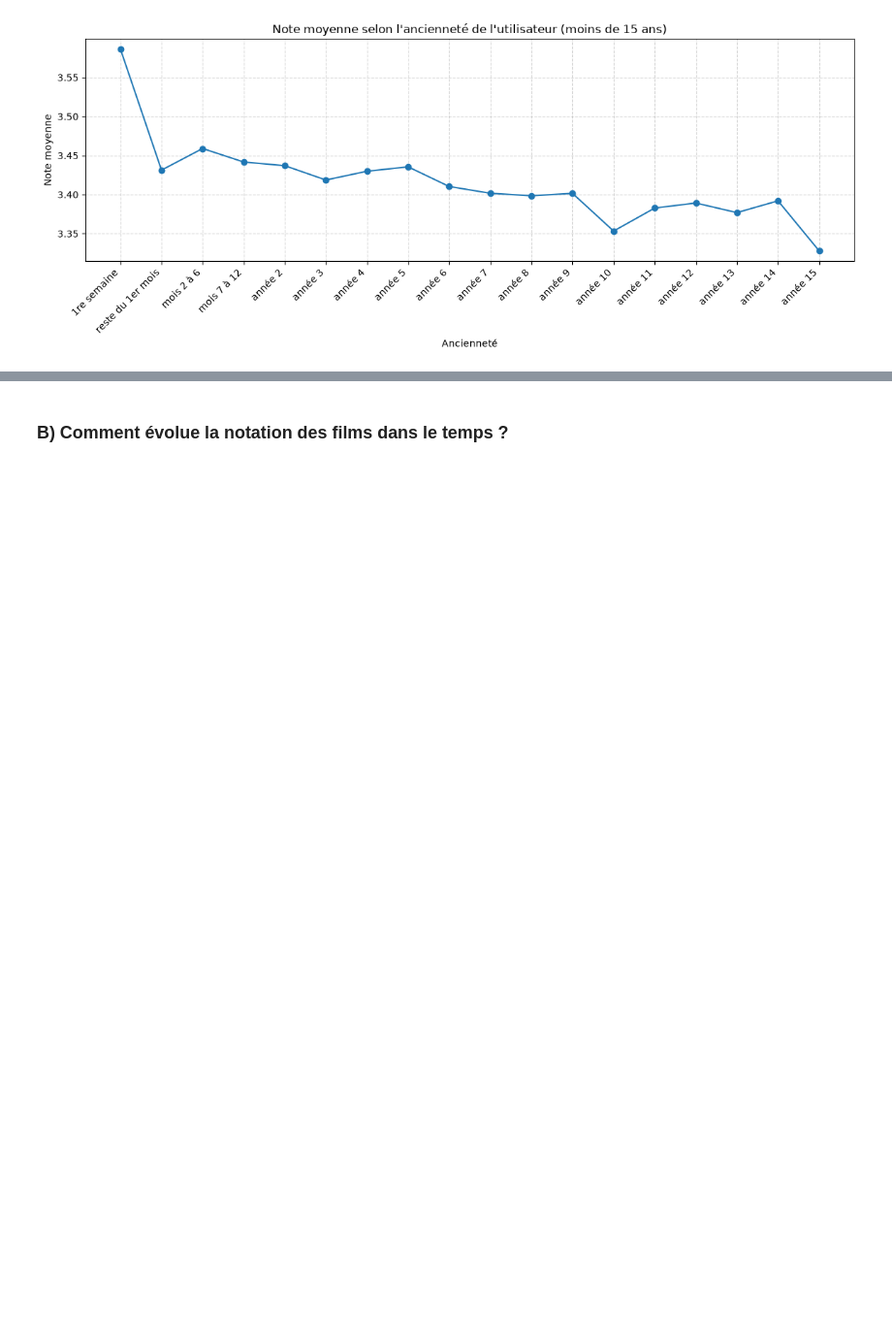
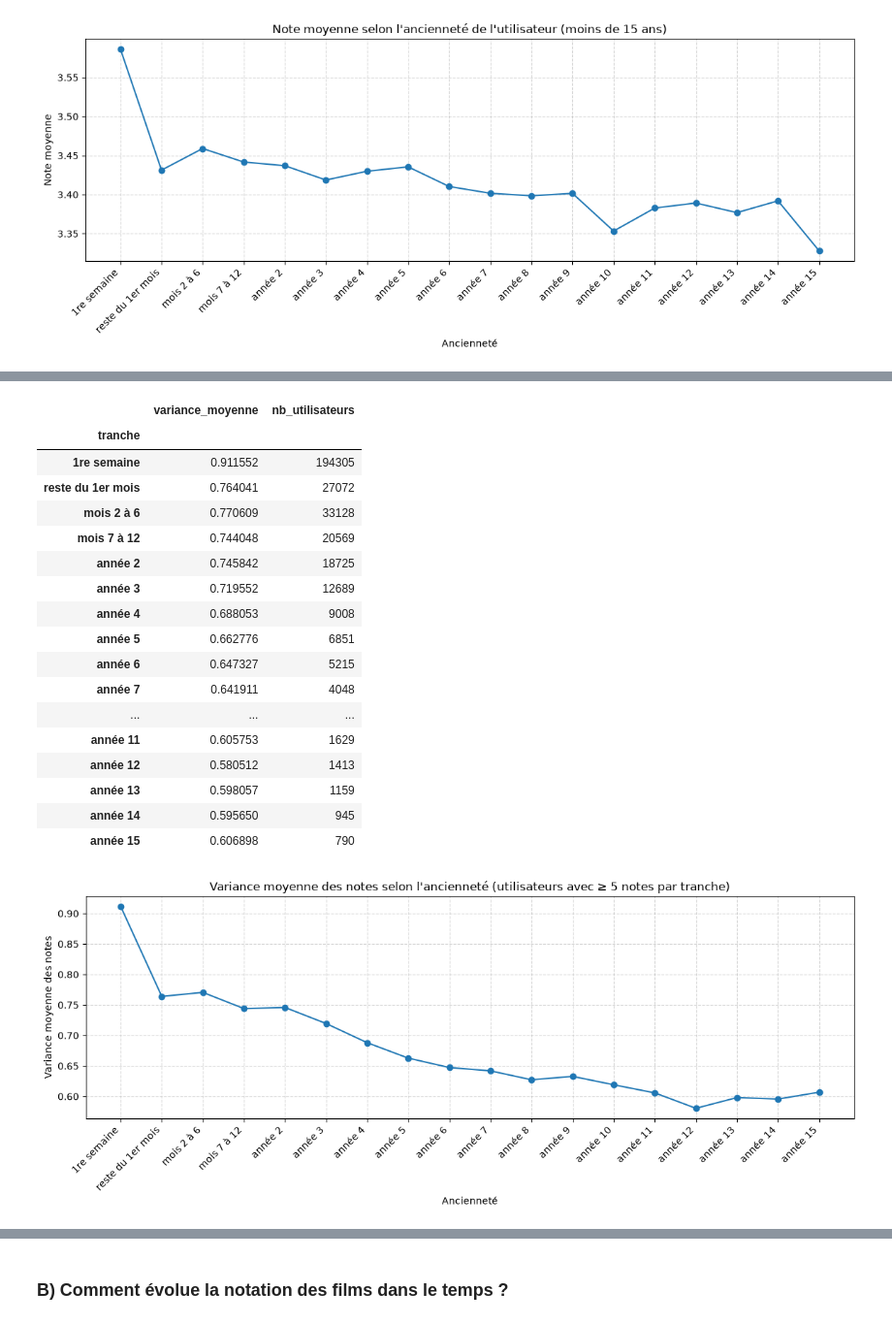
Before and after one commit to gcourtadon/ensae_pythondatascience_films, a Jupyter notebook: main.ipynb, the cells around one changed output, grey strips where cells are left out. Shown at 97% size. Cells and saved outputs as stored; diff of their text form; code cells hidden in the pictures; blank space fills up the shorter version.

Commit message:
Variance notes utilisateurs en fonction du temps

```diff
--- a/main.ipynb
+++ b/main.ipynb
@@ -664,0 +670,49 @@ plt.show()
+# %%
+MIN_NOTES = 5  # nombre minimal de notes d'un utilisateur dans une tranche (à modifier)
+
+# Variance des notes de chaque utilisateur dans chaque tranche
+var_user_tranche = (
+    notes_jours
+    .groupby(["userId", "tranche"], observed=True)["rating"]
+    .agg(variance="var", nb_notes="count")
+    .reset_index()
+)
+var_user_tranche = var_user_tranche[var_user_tranche["nb_notes"] >= MIN_NOTES]
+
+# Moyenne des variances par tranche
+par_tranche_var = var_user_tranche.groupby("tranche", observed=False).agg(
+    variance_moyenne=("variance", "mean"),
+    nb_utilisateurs=("userId", "nunique"),
+)
+display(par_tranche_var)
+
+fig, ax = plt.subplots(figsize=(12, 5))
+par_tranche_var["variance_moyenne"].plot(marker="o", ax=ax)
+ax.set_xticks(range(len(noms)))
+ax.set_xticklabels(noms, rotation=45, ha="right")
+ax.set_title(f"Variance moyenne des notes selon l'ancienneté (utilisateurs avec ≥ {MIN_NOTES} notes par tranche)")
+ax.set_xlabel("Ancienneté")
+ax.set_ylabel("Variance moyenne des notes")
+ax.grid(True, linestyle="--", alpha=0.5)
+plt.tight_layout()
+plt.show()
+# %% [output]
+|  | variance_moyenne | nb_utilisateurs |
+| tranche |  |  |
+| 1re semaine | 0.911552 | 194305 |
+| reste du 1er mois | 0.764041 | 27072 |
+| mois 2 à 6 | 0.770609 | 33128 |
+| mois 7 à 12 | 0.744048 | 20569 |
+| année 2 | 0.745842 | 18725 |
+| année 3 | 0.719552 | 12689 |
+| année 4 | 0.688053 | 9008 |
+| année 5 | 0.662776 | 6851 |
+| année 6 | 0.647327 | 5215 |
+| année 7 | 0.641911 | 4048 |
+| ... | ... | ... |
+| année 11 | 0.605753 | 1629 |
+| année 12 | 0.580512 | 1413 |
+| année 13 | 0.598057 | 1159 |
+| année 14 | 0.595650 | 945 |
+| année 15 | 0.606898 | 790 |
+[figure, added]
```
Also changed, not shown: parts of 2 cells of this notebook.
